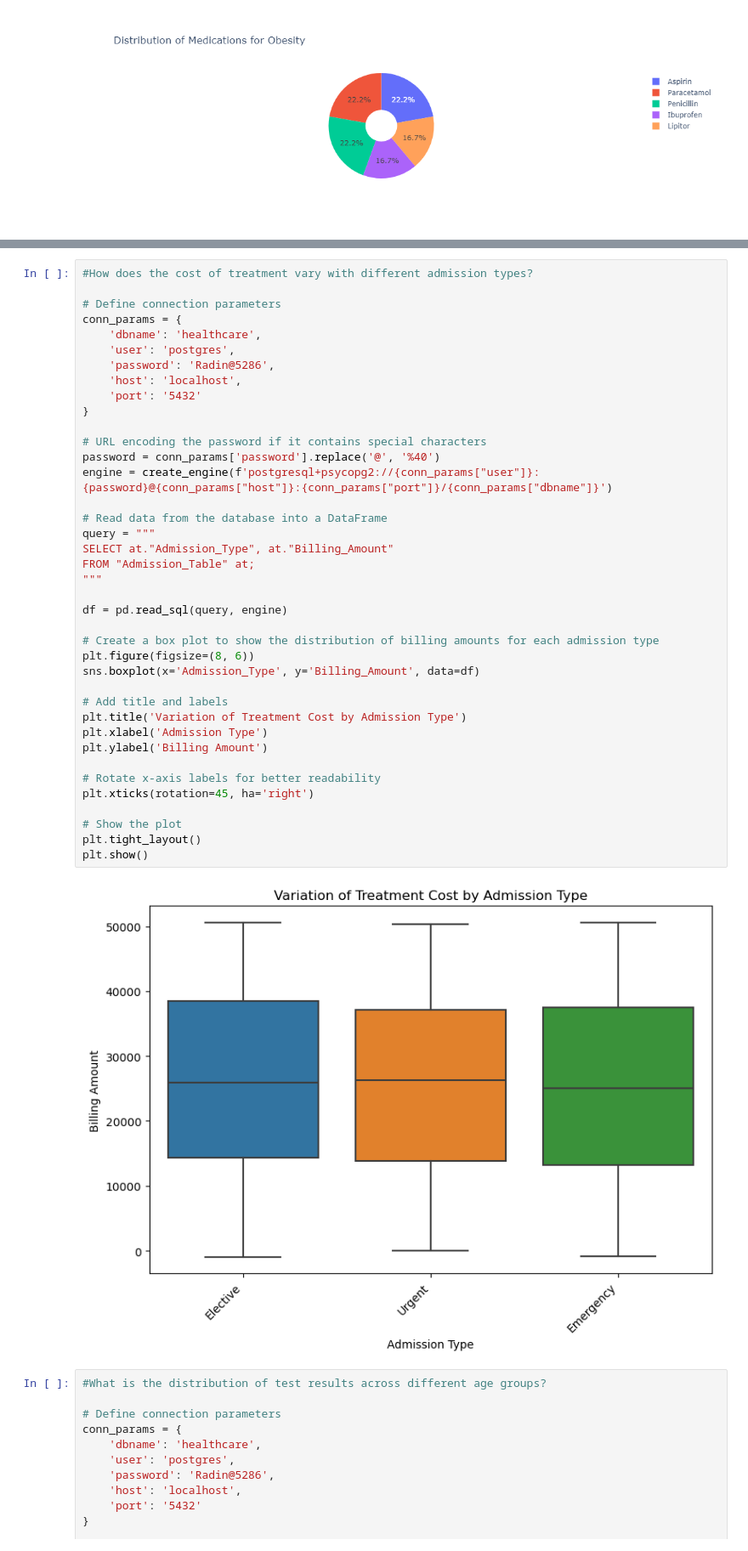
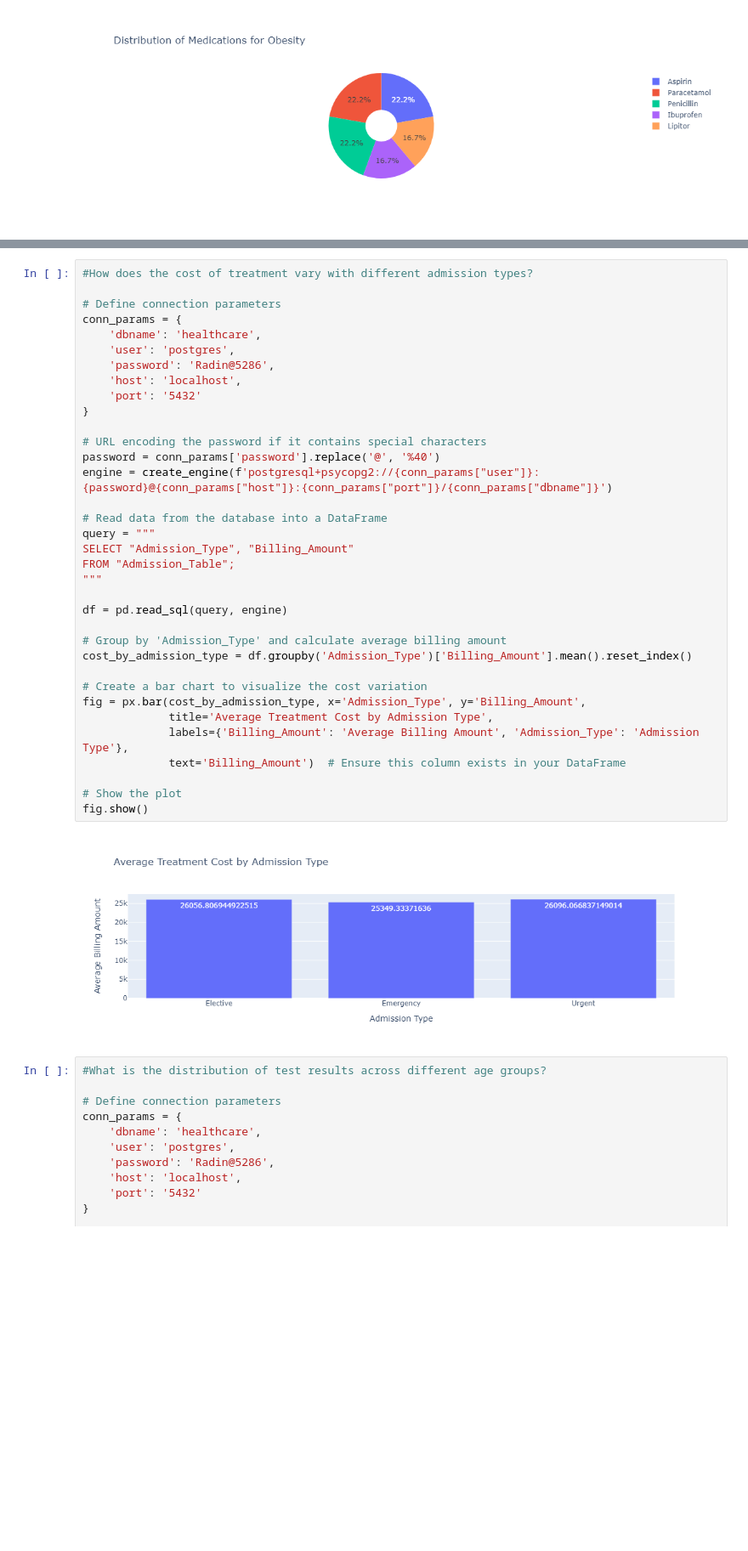
Before and after one commit to kajalkjain/Project-3-Group-2, a Jupyter notebook: Healthcare_cleaning_dataset_Sima.ipynb, the cells around one changed output, grey strips where cells are left out. Shown at 85% size. Saved outputs shown, nothing was run; the diff lists cells and outputs as text; blank space fills up the shorter version.

```diff
--- a/Healthcare_cleaning_dataset_Sima.ipynb
+++ b/Healthcare_cleaning_dataset_Sima.ipynb
@@ -349,44 +327,40 @@ for condition in med_condition_distribution['Medical_Condition'].unique():
 # %%
 #How does the cost of treatment vary with different admission types?
 
 # Define connection parameters
 conn_params = {
     'dbname': 'healthcare',
     'user': 'postgres',
     'password': 'Radin@5286',
     'host': 'localhost',
     'port': '5432'
 }
 
 # URL encoding the password if it contains special characters
 password = conn_params['password'].replace('@', '%40')
 engine = create_engine(f'postgresql+psycopg2://{conn_params["user"]}:{password}@{conn_params["host"]}:{conn_params["port"]}/{conn_params["dbname"]}')
 
 # Read data from the database into a DataFrame
 query = """
-SELECT at."Admission_Type", at."Billing_Amount"
-FROM "Admission_Table" at;
+SELECT "Admission_Type", "Billing_Amount"
+FROM "Admission_Table";
 """
 
 df = pd.read_sql(query, engine)
 
-# Create a box plot to show the distribution of billing amounts for each admission type
-plt.figure(figsize=(8, 6))
-sns.boxplot(x='Admission_Type', y='Billing_Amount', data=df)
+# Group by 'Admission_Type' and calculate average billing amount
+cost_by_admission_type = df.groupby('Admission_Type')['Billing_Amount'].mean().reset_index()
 
-# Add title and labels
-plt.title('Variation of Treatment Cost by Admission Type')
-plt.xlabel('Admission Type')
-plt.ylabel('Billing Amount')
-
-# Rotate x-axis labels for better readability
-plt.xticks(rotation=45, ha='right')
+# Create a bar chart to visualize the cost variation
+fig = px.bar(cost_by_admission_type, x='Admission_Type', y='Billing_Amount',
+             title='Average Treatment Cost by Admission Type',
+             labels={'Billing_Amount': 'Average Billing Amount', 'Admission_Type': 'Admission Type'},
+             text='Billing_Amount')  # Ensure this column exists in your DataFrame
 
 # Show the plot
-plt.tight_layout()
-plt.show()
+fig.show()
 # %% [output]
-[figure, old version]
+[figure, new version]
 # %%
 #What is the distribution of test results across different age groups?
 
```
Also changed, not shown: parts of 1 cell of this notebook, 1 other file.
